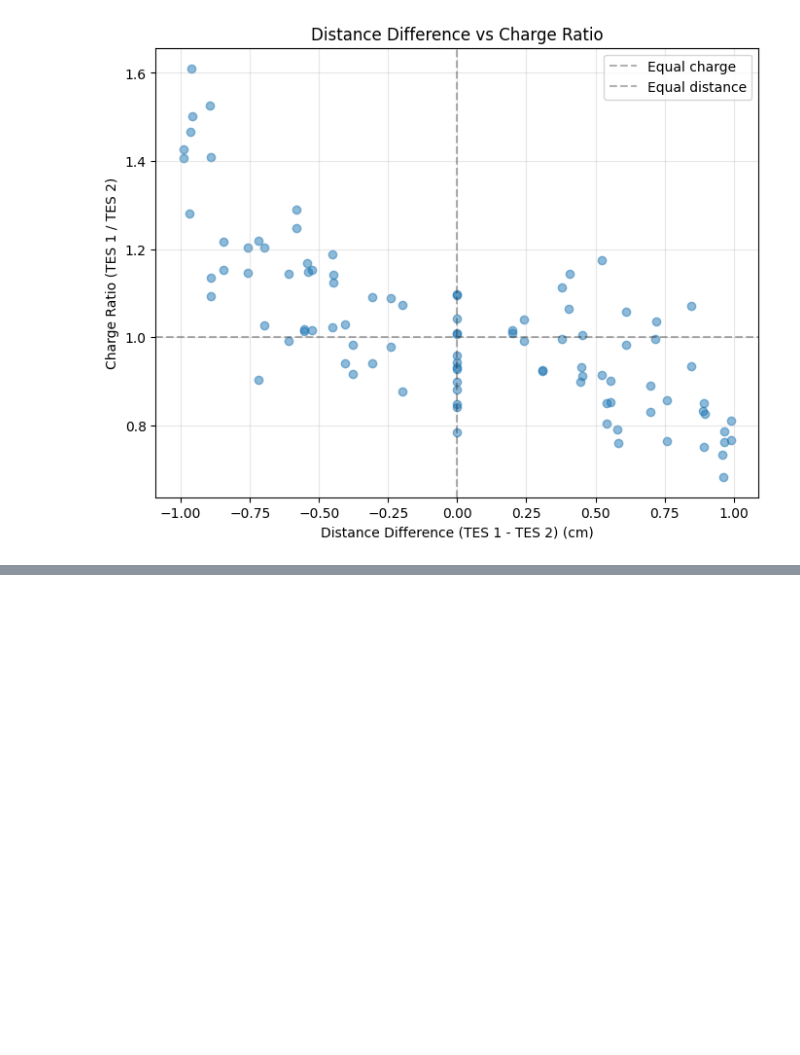
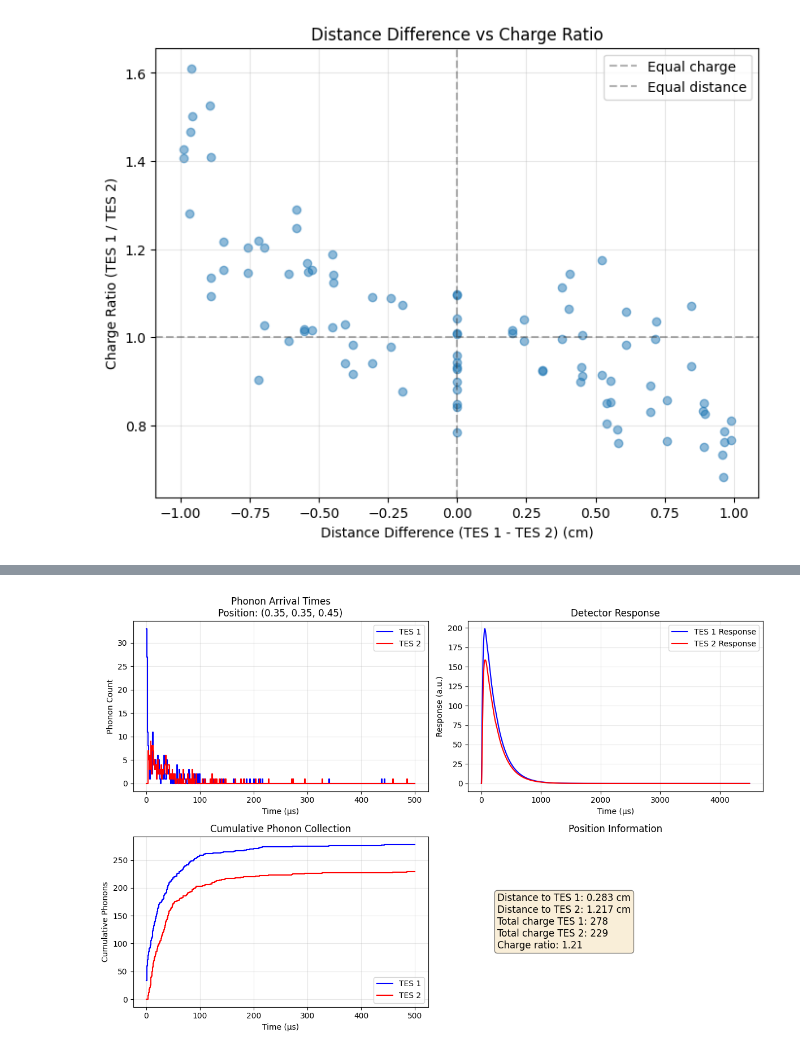
Before and after one commit to LudovicoAlt/CAPIBARA-Ray-Phonon-Simulations, a Jupyter notebook: CAPI_tutorial.ipynb, the cells around one changed output, grey strips where cells are left out. Saved outputs shown, nothing was run; the diff lists cells and outputs as text; code cells hidden in the pictures; blank space fills up the shorter version.

```diff
--- a/CAPI_tutorial.ipynb
+++ b/CAPI_tutorial.ipynb
@@ -409,0 +522,72 @@ plt.show()
+# %%
+# Time Evolution for Example Position
+
+# Choose a position close to TES 1 (at 1/4, 1/4) and far from TES 2 (at 1/4, -1/4)
+example_position = np.array((1/4 + 0.1, 1/4 + 0.1, 1/2 - 0.05))  # Close to TES 1, top surface
+
+# Run simulation for this position
+_, absorbed_phonons_example = analysis.simulation(example_position)
+
+# Build histogram and response
+hist_phonons_example, edges_example = analysis.build_hist(absorbed_phonons_example)
+response_example, t_response = analysis.build_response(hist_phonons_example)
+
+# Plot the time evolution
+plt.figure(figsize=(12, 8))
+
+# Plot 1: Raw phonon arrival histogram
+plt.subplot(2, 2, 1)
+plt.step(edges_example, hist_phonons_example[0], where='mid', label='TES 1', color='blue')
+plt.step(edges_example, hist_phonons_example[1], where='mid', label='TES 2', color='red')
+plt.xlabel("Time (μs)")
+plt.ylabel("Phonon Count")
+plt.title(f"Phonon Arrival Times\nPosition: ({example_position[0]:.2f}, {example_position[1]:.2f}, {example_position[2]:.2f})")
+plt.legend()
+plt.grid(True, alpha=0.3)
+
+# Plot 2: Detector response (convolved signal)
+plt.subplot(2, 2, 2)
+plt.plot(t_response, response_example[0], label='TES 1 Response', color='blue')
+plt.plot(t_response, response_example[1], label='TES 2 Response', color='red')
+plt.xlabel("Time (μs)")
+plt.ylabel("Response (a.u.)")
+plt.title("Detector Response")
+plt.legend()
+plt.grid(True, alpha=0.3)
+
+# Plot 3: Cumulative charge collection
+plt.subplot(2, 2, 3)
+cumulative_tes1 = np.cumsum(hist_phonons_example[0])
+cumulative_tes2 = np.cumsum(hist_phonons_example[1])
+plt.step(edges_example, cumulative_tes1, where='mid', label='TES 1', color='blue')
+plt.step(edges_example, cumulative_tes2, where='mid', label='TES 2', color='red')
+plt.xlabel("Time (μs)")
+plt.ylabel("Cumulative Phonons")
+plt.title("Cumulative Phonon Collection")
+plt.legend()
+plt.grid(True, alpha=0.3)
+
+# Plot 4: Distance information
+plt.subplot(2, 2, 4)
+pos_cm = normalized_to_physical(example_position)
+tes1_cm = normalized_to_physical(TES_1_position)
+tes2_cm = normalized_to_physical(TES_2_position)
+dist_tes1 = np.linalg.norm(pos_cm - tes1_cm)
+dist_tes2 = np.linalg.norm(pos_cm - tes2_cm)
+charge_ratio = hist_phonons_example[0].sum() / hist_phonons_example[1].sum() if hist_phonons_example[1].sum() > 0 else np.inf
+
+info_text = f"Distance to TES 1: {dist_tes1:.3f} cm\n"
+info_text += f"Distance to TES 2: {dist_tes2:.3f} cm\n"
+info_text += f"Total charge TES 1: {hist_phonons_example[0].sum():.0f}\n"
+info_text += f"Total charge TES 2: {hist_phonons_example[1].sum():.0f}\n"
+info_text += f"Charge ratio: {charge_ratio:.2f}"
+
+plt.text(0.1, 0.5, info_text, fontsize=12, verticalalignment='center',
+         bbox=dict(boxstyle='round', facecolor='wheat', alpha=0.5))
+plt.axis('off')
+plt.title("Position Information")
+
+plt.tight_layout()
+plt.show()
+# %% [output]
+[figure, added]
```
Also changed, not shown: parts of 2 cells of this notebook.
